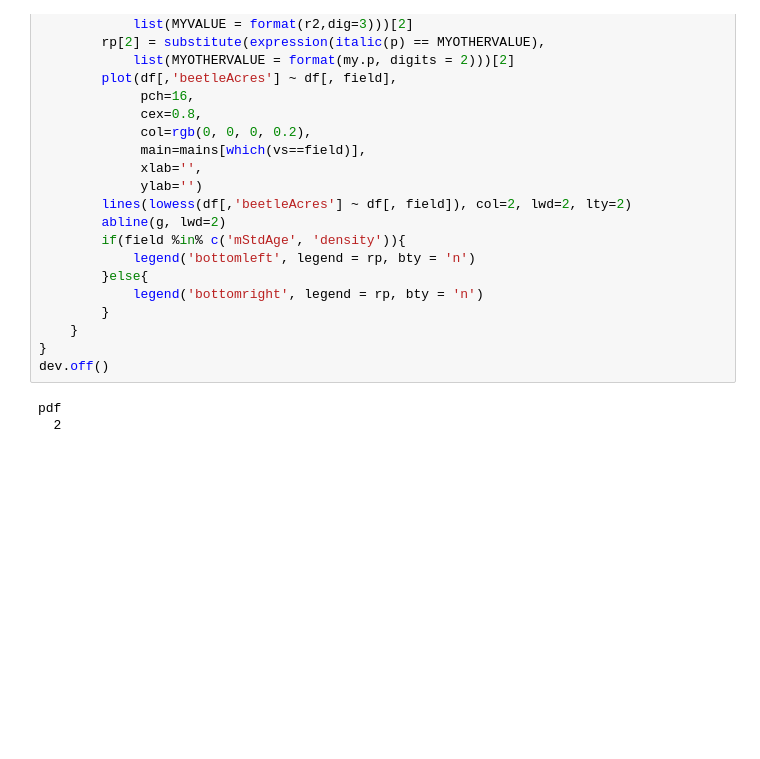
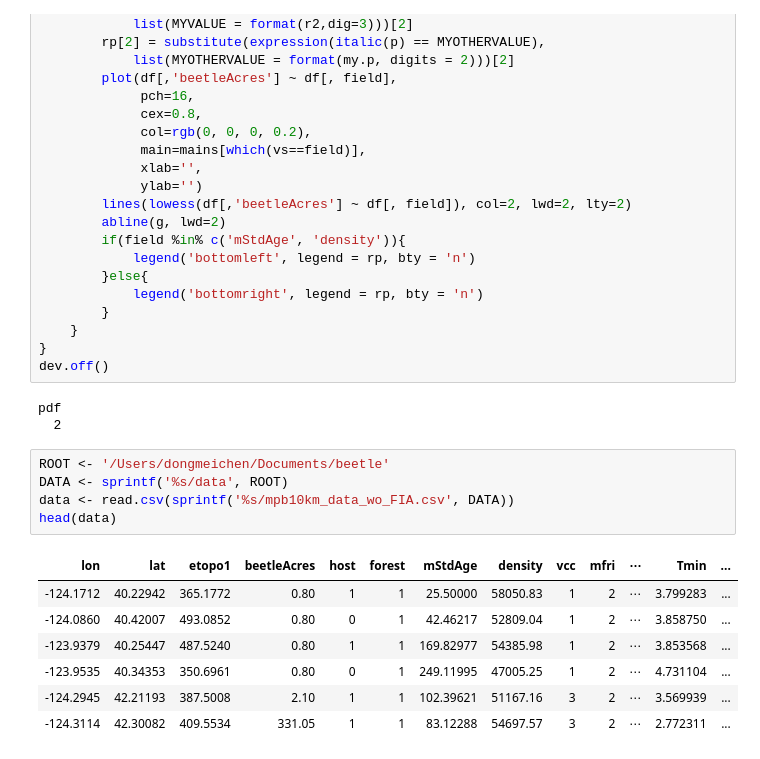
Before and after one commit to dongmeic/suppression, a Jupyter notebook: R/eda_figures.ipynb, the cells around one changed output. Drawn from its saved outputs; the diff is of its cells as text; blank space fills up the shorter version.

```diff
--- a/R/eda_figures.ipynb
+++ b/R/eda_figures.ipynb
@@ -253,3 +253,16 @@ dev.off()
 # %% [output]
 pdf
   2
+# %%
+ROOT <- '/Users/dongmeichen/Documents/beetle'
+DATA <- sprintf('%s/data', ROOT)
+data <- read.csv(sprintf('%s/mpb10km_data_wo_FIA.csv', DATA))
+head(data)
+# %% [output]
+| lon | lat | etopo1 | beetleAcres | host | forest | mStdAge | density | vcc | mfri | ⋯ | Tmin | ... |
+| -124.1712 | 40.22942 | 365.1772 | 0.80 | 1 | 1 | 25.50000 | 58050.83 | 1 | 2 | ⋯ | 3.799283 | ... |
+| -124.0860 | 40.42007 | 493.0852 | 0.80 | 0 | 1 | 42.46217 | 52809.04 | 1 | 2 | ⋯ | 3.858750 | ... |
+| -123.9379 | 40.25447 | 487.5240 | 0.80 | 1 | 1 | 169.82977 | 54385.98 | 1 | 2 | ⋯ | 3.853568 | ... |
+| -123.9535 | 40.34353 | 350.6961 | 0.80 | 0 | 1 | 249.11995 | 47005.25 | 1 | 2 | ⋯ | 4.731104 | ... |
+| -124.2945 | 42.21193 | 387.5008 | 2.10 | 1 | 1 | 102.39621 | 51167.16 | 3 | 2 | ⋯ | 3.569939 | ... |
+| -124.3114 | 42.30082 | 409.5534 | 331.05 | 1 | 1 | 83.12288 | 54697.57 | 3 | 2 | ⋯ | 2.772311 | ... |
```
Also changed, not shown: parts of 3 cells of this notebook, 1 other file.
